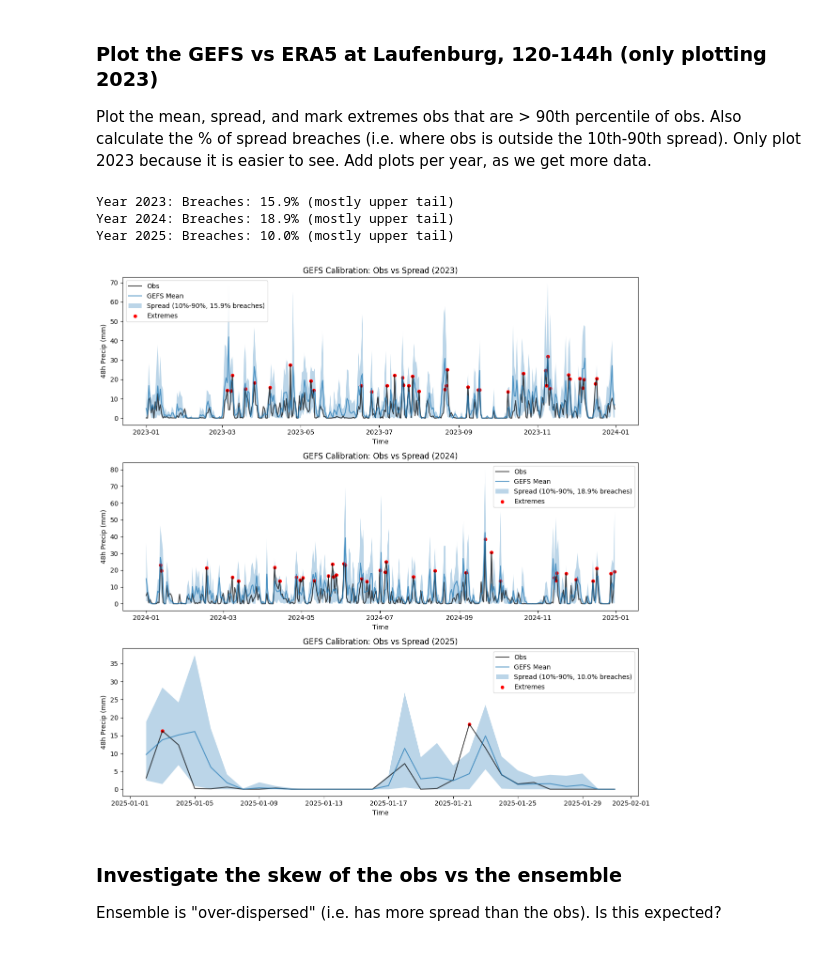
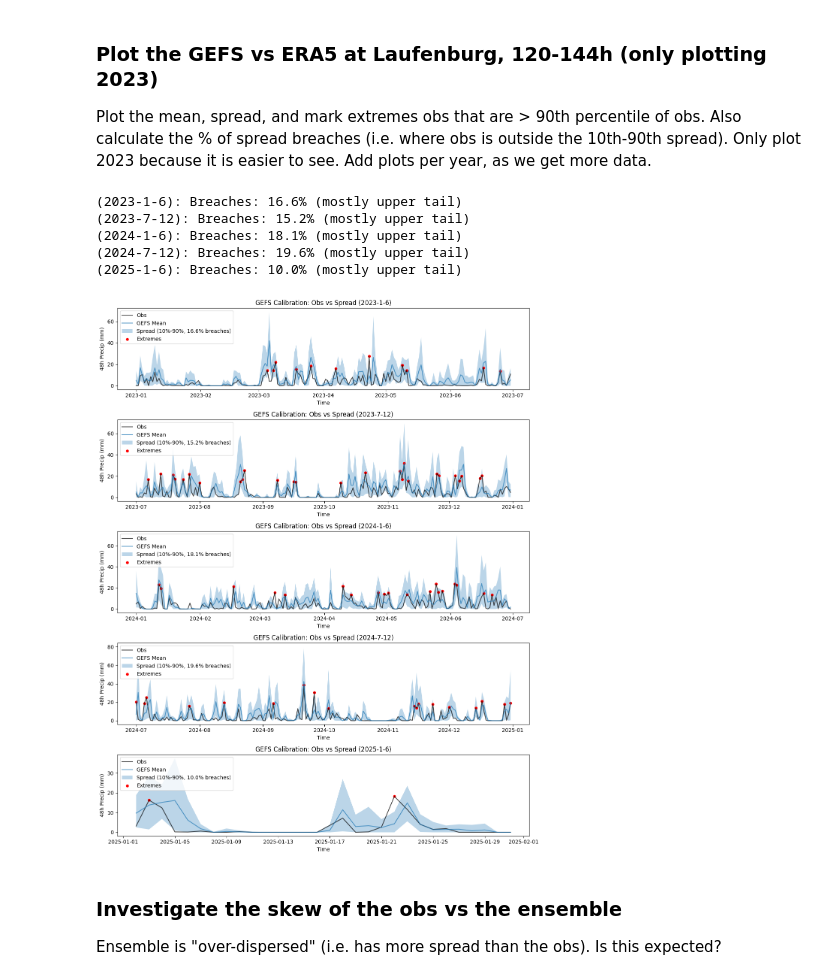
Before and after one commit to willjhenry/gefs-precip-poc, a Jupyter notebook: notebooks/laufenburg_precip_forecast_exploration.ipynb, the cells around one changed output. Drawn from its saved outputs; the diff is of its cells as text; code cells hidden in the pictures.

```diff
--- a/notebooks/laufenburg_precip_forecast_exploration.ipynb
+++ b/notebooks/laufenburg_precip_forecast_exploration.ipynb
@@ -17,21 +17,26 @@ import datetime as dt
 import joblib
 
 
-
+from hydro.common import MODEL_ARTIFACTS_DIR
 from hydro.models.nns import gamma_nn_model
 from hydro.utils.skill import vectorized_crps, calculate_crps_from_gamma_params
 import logging
 logger = logging.getLogger(__name__)
 
-data_path = os.path.join("../data/processed/datasets/lat-47p5_lon-8p0/lead_120-144/dataset_gefs_era5_lat-47p5_lon-8p0_lead-120-144_20230106-20250206.csv")
+DATASETS_DIR = "../data/processed/datasets/lat-47p5_lon-8p0/lead_120-144"
+DATASET_NAME = "dataset_gefs_era5_lat-47p5_lon-8p0_lead-120-144_20230106-20250206.csv"
 
-df = pd.read_csv(data_path, parse_dates=['forecast_date', 'valid_datetime_start', 'valid_datetime_end'])  # Adjust path
-df = df.set_index('forecast_date')
+data_path = os.path.join(DATASETS_DIR, DATASET_NAME)
+train_path = os.path.join(DATASETS_DIR, "train_dataset_gefs_era5_lat-47p5_lon-8p0_lead-120-144_20230106-20240930.csv")
+test_path = os.path.join(DATASETS_DIR, "test_dataset_gefs_era5_lat-47p5_lon-8p0_lead-120-144_20241001-20250205.csv")
 
-# df_train = pd.read_csv(os.path.join(PROCESSED_DIR, "dataset_gefs_era5_(47p5,8p0)_120-144_20230101_20240831_train.csv"))
-# df_test = pd.read_csv(os.path.join(PROCESSED_DIR, "dataset_gefs_era5_(47p5,8p0)_120-144_20240901_20250215_test.csv"))
 
-member_cols = [col for col in df.columns if 'gefs_gep' in col]
+df = pd.read_csv(data_path, index_col='forecast_date', parse_dates=['forecast_date', 'valid_datetime_start', 'valid_datetime_end'])
+
+df_train = pd.read_csv(train_path)
+df_test = pd.read_csv(test_path)
+
+gefs_member_cols = [col for col in df.columns if 'gefs_gep' in col]
 # %% [markdown]
 ### Plot the GEFS vs ERA5 at Laufenburg, 120-144h (only plotting 2023)
 Plot the mean, spread, and mark extremes obs that are > 90th percentile of obs.
@@ -40,41 +45,64 @@ Only plot 2023 because it is easier to see. Add plots per year, as we get more d
 # %%
 
 # Extremes (>90th obs)
 extreme_thresh = df['era5_tp'].quantile(0.9)
 df['extremes'] = df['era5_tp'] > extreme_thresh
 
 # Spread breaches
-df['p10'] = df[member_cols].quantile(0.1, axis=1)
-df['p90'] = df[member_cols].quantile(0.9, axis=1)
+df['p10'] = df[gefs_member_cols].quantile(0.1, axis=1)
+df['p90'] = df[gefs_member_cols].quantile(0.9, axis=1)
 
 
-plt.figure(figsize=(12, 12))
-years = [2023,2024,2025]
-for i, year in enumerate(years):
-    title_tag = f"({year})"
-    sub_df = df.loc[df.index.year == year,:].copy()
+plt.figure(figsize=(12, 15))
+years_months = [
+    {
+        "year": 2023,
+        "months": {1,2,3,4,5,6}
+    },
+    {
+        "year": 2023,
+        "months": {7,8,9,10,11,12}
+    },
+    {
+        "year": 2024,
+        "months": {1,2,3,4,5,6}
+    },
+    {
+        "year": 2024,
+        "months": {7,8,9,10,11,12}
+    },
+    {
+        "year": 2025,
+        "months": {1,2,3,4,5,6}
+    },
+]
+for i, year in enumerate(years_months):
+    title_tag = f"({year['year']}-{min(year['months'])}-{max(year['months'])})"
+    sub_df = df.loc[(df.index.year == year['year']) & (df.index.month.isin(year['months'])),:].copy()
 
     breaches = (sub_df['era5_tp'] > sub_df['p90']) | (sub_df['era5_tp'] < sub_df['p10'])
     breach_rate = breaches.mean() * 100
 
-    plt.subplot(len(years),1,i+1)
+    plt.subplot(len(years_months),1,i+1)
     plt.plot(sub_df.index, sub_df['era5_tp'], label='Obs', alpha=0.7, color='black')
     plt.plot(sub_df.index, sub_df['gefs_geavg'], label='GEFS Mean', alpha=0.7)
     plt.fill_between(sub_df.index, sub_df['p10'], sub_df['p90'], alpha=0.3, label=f'Spread (10%-90%, {breach_rate:.1f}% breaches)')
     plt.scatter(sub_df[sub_df['extremes']].index, sub_df[sub_df['extremes']]['era5_tp'], color='red', s=20, label='Extremes')
     plt.ylabel('48h Precip (mm)')
     plt.xlabel('Time')
-    plt.legend()
+    plt.legend(loc='upper left')
     title = 'GEFS Calibration: Obs vs Spread'
     plt.title(title + f' {title_tag if title_tag else ""}')
-    print(f"Year {year}: Breaches: {breach_rate:.1f}% (mostly upper tail)")
+    print(f"{title_tag}: Breaches: {breach_rate:.1f}% (mostly upper tail)")
 plt.tight_layout()
 plt.show()
 # %% [output]
-Year 2023: Breaches: 15.9% (mostly upper tail)
-Year 2024: Breaches: 18.9% (mostly upper tail)
-Year 2025: Breaches: 10.0% (mostly upper tail)
+(2023-1-6): Breaches: 16.6% (mostly upper tail)
+(2023-7-12): Breaches: 15.2% (mostly upper tail)
+(2024-1-6): Breaches: 18.1% (mostly upper tail)
+(2024-7-12): Breaches: 19.6% (mostly upper tail)
+(2025-1-6): Breaches: 10.0% (mostly upper tail)
-[figure, old version]
+[figure, new version]
 # %% [markdown]
 ### Investigate the skew of the obs vs the ensemble
 Ensemble is "over-dispersed" (i.e. has more spread than the obs). Is this expected?
```
Also changed, not shown: parts of 5 cells of this notebook, 2 other files.
